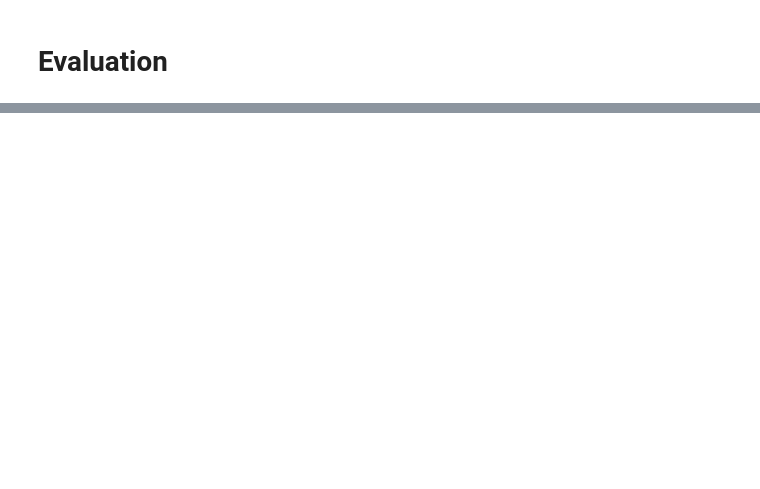
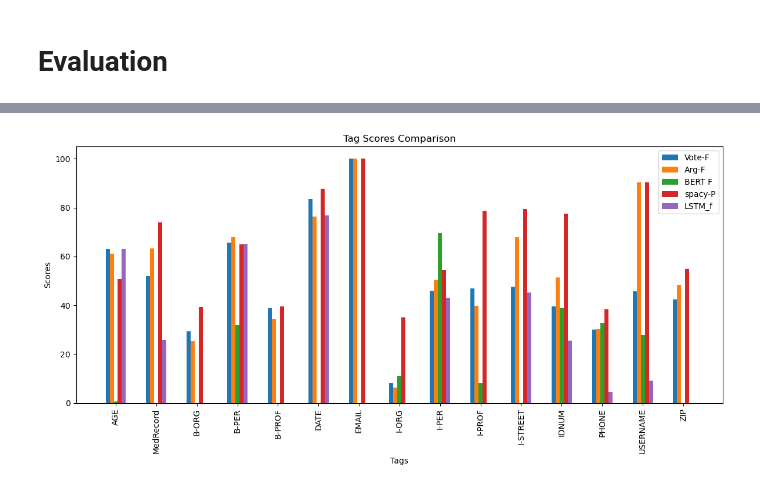
Before and after one commit to mahshidghaffari/NER_GDPR_Extraction, a Jupyter notebook: hybrid/model.ipynb, the cells around one changed output, grey strips where cells are left out. Cells and saved outputs as stored; diff of their text form; code cells hidden in the pictures; blank space fills up the shorter version.

```diff
--- a/hybrid/model.ipynb
+++ b/hybrid/model.ipynb
@@ -258,0 +342,34 @@ metrics_arg.to_csv(output_file, index=False)
+# %%
+import matplotlib.pyplot as plt
+
+# Data
+tags = ['AGE', 'MedRecord', 'B-ORG', 'B-PER', 'B-PROF', 'DATE', 'EMAIL',
+        'I-ORG', 'I-PER', 'I-PROF', 'I-STREET', 'IDNUM', 'PHONE', 'USERNAME', 'ZIP']
+vote_f = [63.12, 51.88, 29.46, 65.73, 38.83, 83.49, 100, 8.33, 46.03, 46.83, 47.53, 39.57, 30.02, 45.76, 42.52]
+arg_f = [61.1, 63.26, 25.4, 68.09, 34.22, 76.33, 100, 6.32, 50.59, 39.8, 67.99, 51.37, 30.34, 90.36, 48.38]
+bert_f = [0.51, 0, 0, 31.93, 0, 0, 0, 11.06, 69.61, 8.33, 0, 38.82, 32.67, 28.03, 0]
+spacy_p = [50.78, 74.04, 39.39, 64.95, 39.55, 87.73, 100, 35, 54.42, 78.67, 79.53, 77.51, 38.28, 90.36, 54.88]
+lstm_f = [63.11, 25.74, 0, 65.15, 0, 76.81, 0, 0, 43, 0, 45.36, 25.61, 4.44, 9.2, 0]
+
+# Plotting
+plt.figure(figsize=(12, 6))
+x = range(len(tags))
+width = 0.1
+
+plt.bar(x, vote_f, width=width, label='Vote-F')
+plt.bar([i + width for i in x], arg_f, width=width, label='Arg-F')
+plt.bar([i + 2 * width for i in x], bert_f, width=width, label='BERT F')
+plt.bar([i + 3 * width for i in x], spacy_p, width=width, label='spacy-P')
+plt.bar([i + 4 * width for i in x], lstm_f, width=width, label='LSTM_f')
+
+plt.xlabel('Tags')
+plt.ylabel('Scores')
+plt.title('Tag Scores Comparison')
+plt.xticks([i + 2 * width for i in x], tags, rotation=90)
+plt.legend()
+
+# Display the chart
+plt.tight_layout()
+plt.show()
+# %% [output]
+[figure, added]
```
Also changed, not shown: parts of 12 cells of this notebook, 2 other files.
